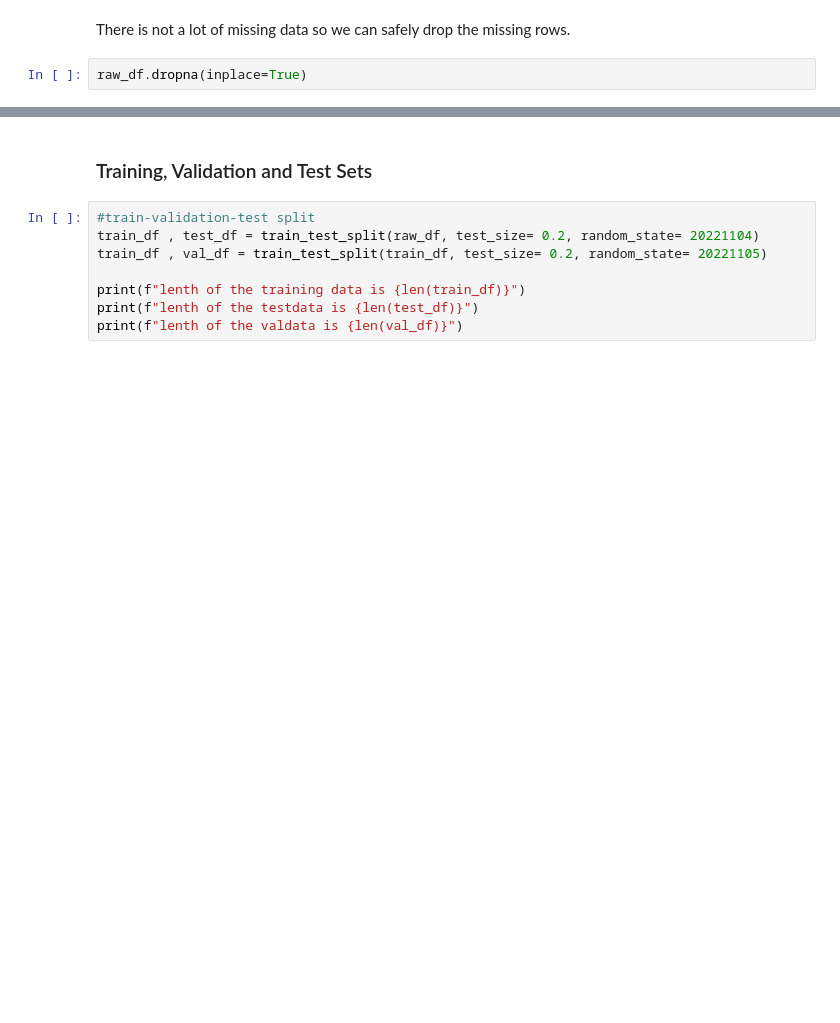
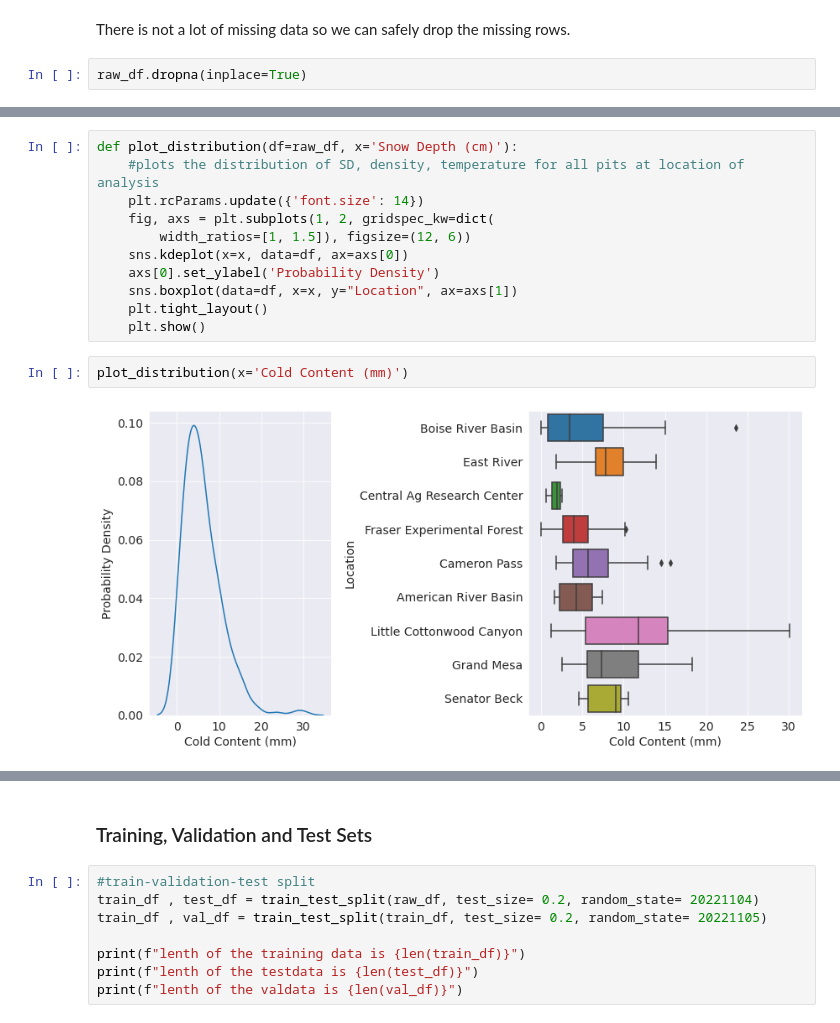
Before and after one commit to Surfix/all_notescripts, a Jupyter notebook: Radar-Backscatter/sklearn-decision-trees-random-forests.ipynb, the cells around one changed output, grey strips where cells are left out. Saved outputs shown, nothing was run; the diff lists cells and outputs as text; blank space fills up the shorter version.

```diff
--- a/Radar-Backscatter/sklearn-decision-trees-random-forests.ipynb
+++ b/Radar-Backscatter/sklearn-decision-trees-random-forests.ipynb
@@ -95,0 +122,15 @@ raw_df.dropna(inplace=True)
+# %%
+def plot_distribution(df=raw_df, x='Snow Depth (cm)'):
+    #plots the distribution of SD, density, temperature for all pits at location of analysis
+    plt.rcParams.update({'font.size': 14})
+    fig, axs = plt.subplots(1, 2, gridspec_kw=dict(
+        width_ratios=[1, 1.5]), figsize=(12, 6))
+    sns.kdeplot(x=x, data=df, ax=axs[0])
+    axs[0].set_ylabel('Probability Density')
+    sns.boxplot(data=df, x=x, y="Location", ax=axs[1])
+    plt.tight_layout()
+    plt.show()
+# %%
+plot_distribution(x='Cold Content (mm)')
+# %% [output]
+[figure, added]
```
Also changed, not shown: parts of 15 cells of this notebook, 1 other file.
